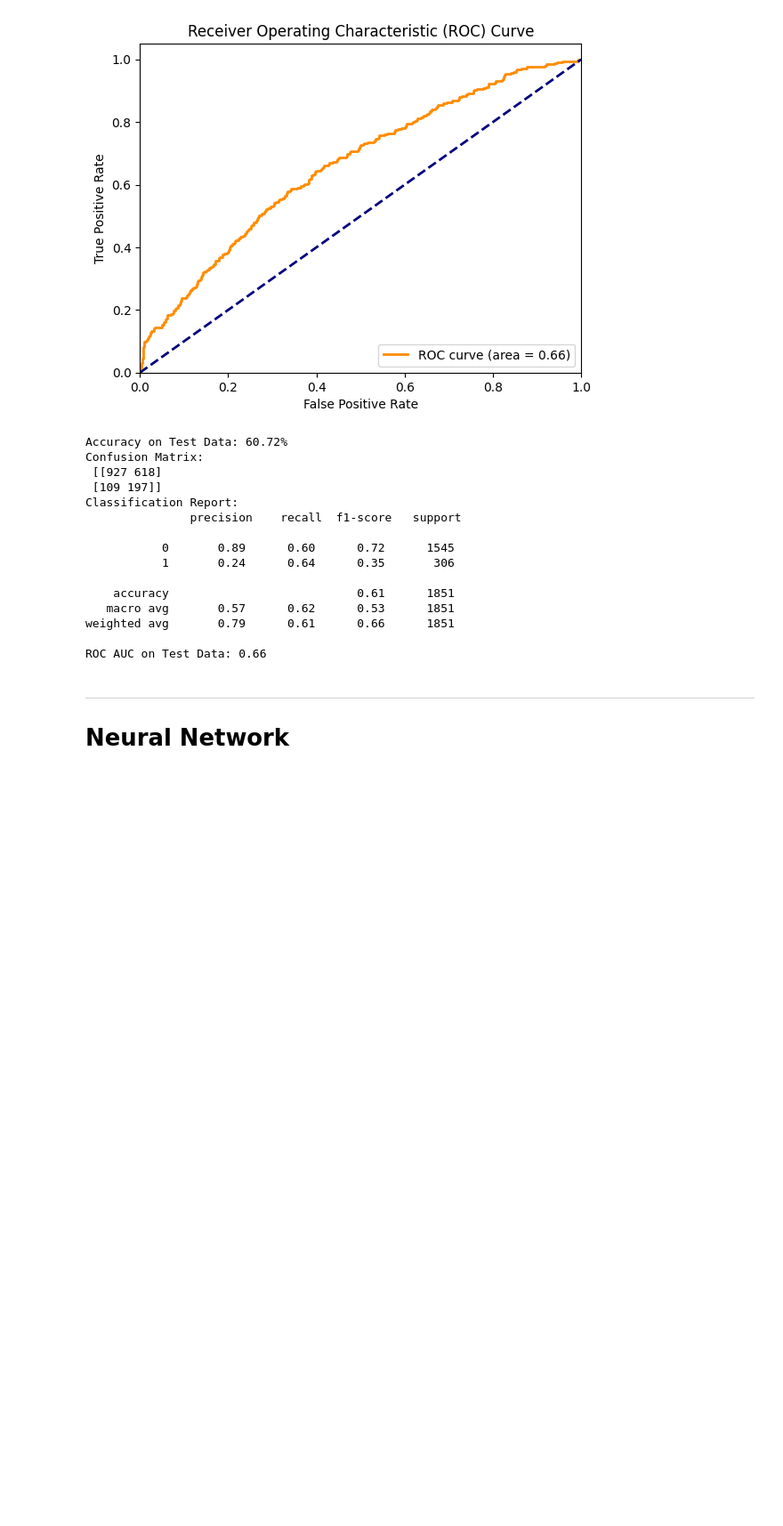
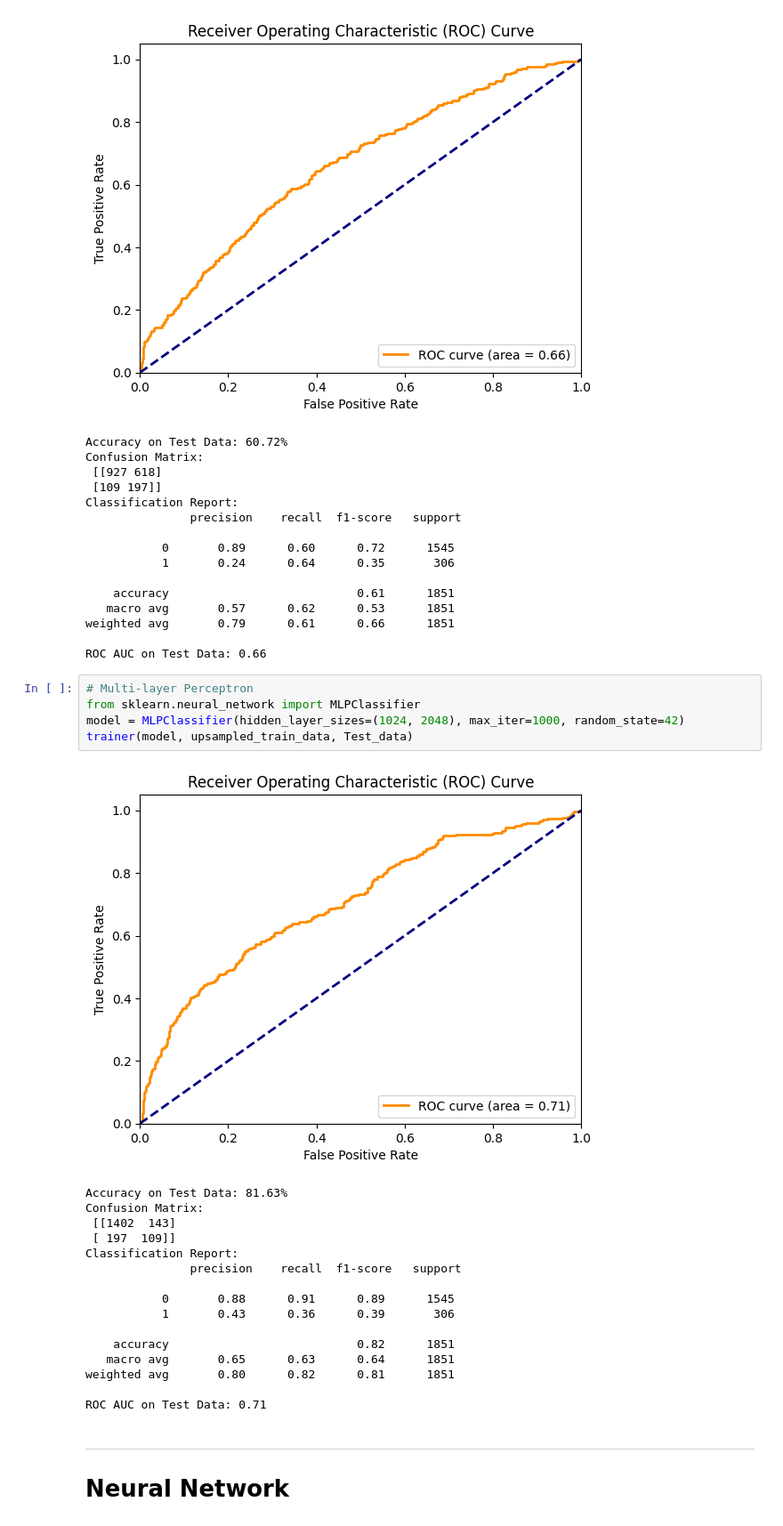
Before and after one commit to mamishere/Assessing-the-Diagnostic-Accuracy-of-ML-Algorithms-for-Identification-of-Asthma, a Jupyter notebook: main.ipynb, the cells around one changed output. Shown at 89% size. Drawn from its saved outputs; the diff is of its cells as text; blank space fills up the shorter version.

Commit message:
add MLP with sklearn

```diff
--- a/main.ipynb
+++ b/main.ipynb
@@ -303,6 +303,28 @@ Classification Report:
 weighted avg       0.79      0.61      0.66      1851
 
 ROC AUC on Test Data: 0.66
+# %%
+# Multi-layer Perceptron
+from sklearn.neural_network import MLPClassifier
+model = MLPClassifier(hidden_layer_sizes=(1024, 2048), max_iter=1000, random_state=42)
+trainer(model, upsampled_train_data, Test_data)
+# %% [output]
+[figure, added]
+Accuracy on Test Data: 81.63%
+Confusion Matrix:
+ [[1402  143]
+ [ 197  109]]
+Classification Report:
+               precision    recall  f1-score   support
+
+           0       0.88      0.91      0.89      1545
+           1       0.43      0.36      0.39       306
+
+    accuracy                           0.82      1851
+   macro avg       0.65      0.63      0.64      1851
+weighted avg       0.80      0.82      0.81      1851
+
+ROC AUC on Test Data: 0.71
 # %% [markdown]
 ---
 # Neural Network
```
Also changed, not shown: parts of 6 cells of this notebook.
